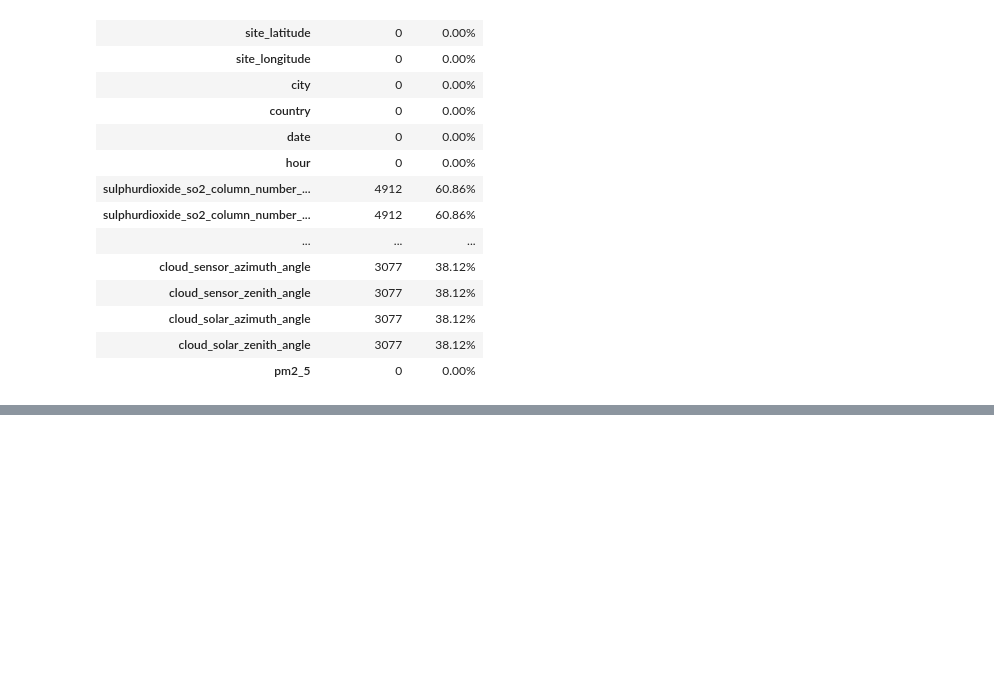
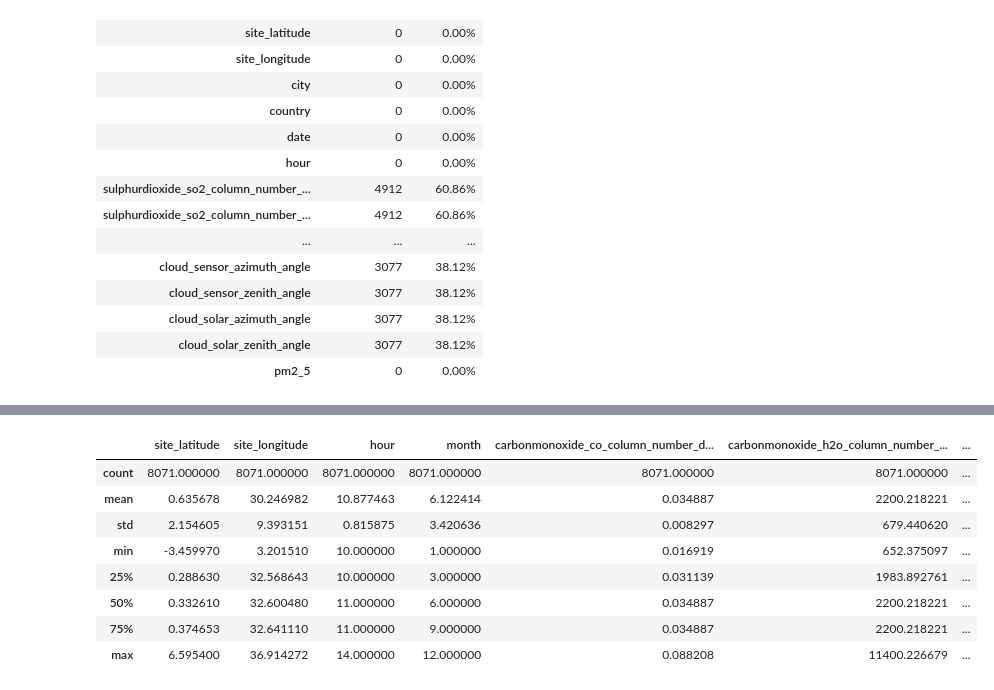
Before and after one commit to Joakimanochie/Univelcity_Capstone, a Jupyter notebook: Airqo_model/Airqo_model.ipynb, the cells around one changed output, grey strips where cells are left out. Cells and saved outputs as stored; diff of their text form; code cells hidden in the pictures; blank space fills up the shorter version.

```diff
--- a/Airqo_model/Airqo_model.ipynb
+++ b/Airqo_model/Airqo_model.ipynb
@@ -123,0 +256,4 @@ missing_mean.to_frame(name = "Mean of Missing Columns")
+# %%
+train_all = train_all.fillna(train_all.mean())
+train_1 = train_1.fillna(train_1.mean())
+train_2 = train_2.fillna(train_2.mean())
@@ -123,0 +315,12 @@ missing_mean.to_frame(name = "Mean of Missing Columns")
+# %%
+train_1.describe()
+# %% [output]
+|  | site_latitude | site_longitude | hour | month | carbonmonoxide_co_column_number_d... | carbonmonoxide_h2o_column_number_... | ... |
+| count | 8071.000000 | 8071.000000 | 8071.000000 | 8071.000000 | 8071.000000 | 8071.000000 | ... |
+| mean | 0.635678 | 30.246982 | 10.877463 | 6.122414 | 0.034887 | 2200.218221 | ... |
+| std | 2.154605 | 9.393151 | 0.815875 | 3.420636 | 0.008297 | 679.440620 | ... |
+| min | -3.459970 | 3.201510 | 10.000000 | 1.000000 | 0.016919 | 652.375097 | ... |
+| 25% | 0.288630 | 32.568643 | 10.000000 | 3.000000 | 0.031139 | 1983.892761 | ... |
+| 50% | 0.332610 | 32.600480 | 11.000000 | 6.000000 | 0.034887 | 2200.218221 | ... |
+| 75% | 0.374653 | 32.641110 | 11.000000 | 9.000000 | 0.034887 | 2200.218221 | ... |
+| max | 6.595400 | 36.914272 | 14.000000 | 12.000000 | 0.088208 | 11400.226679 | ... |
```
Also changed, not shown: parts of 20 cells of this notebook.
